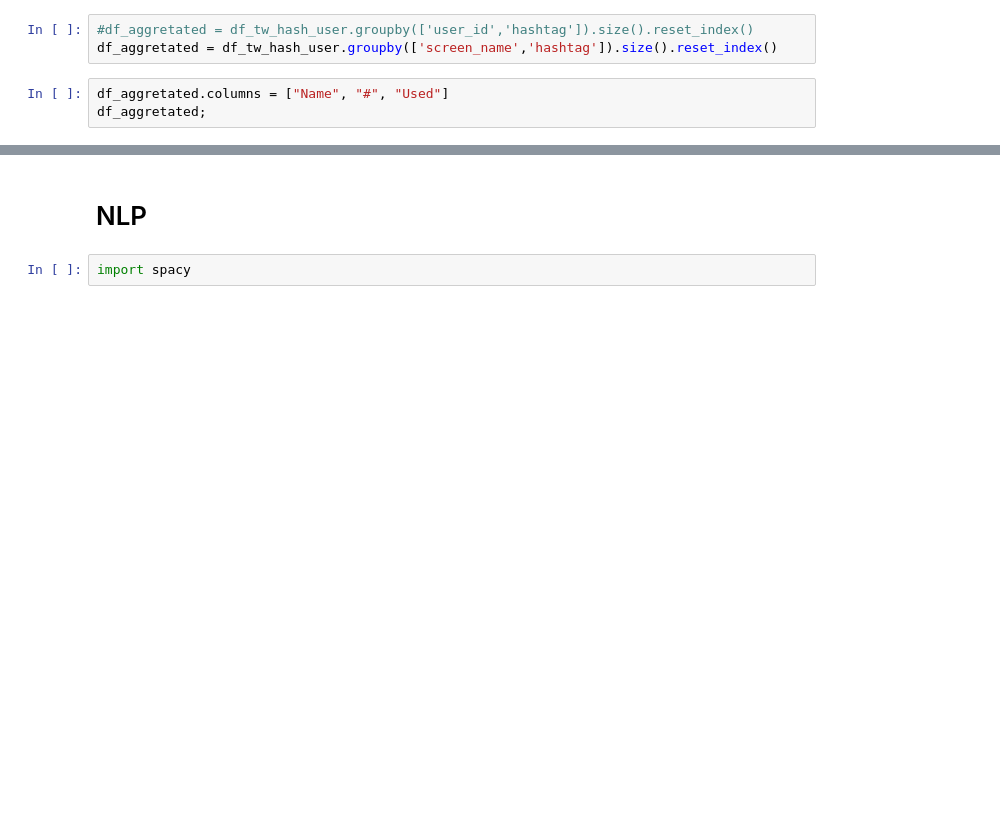
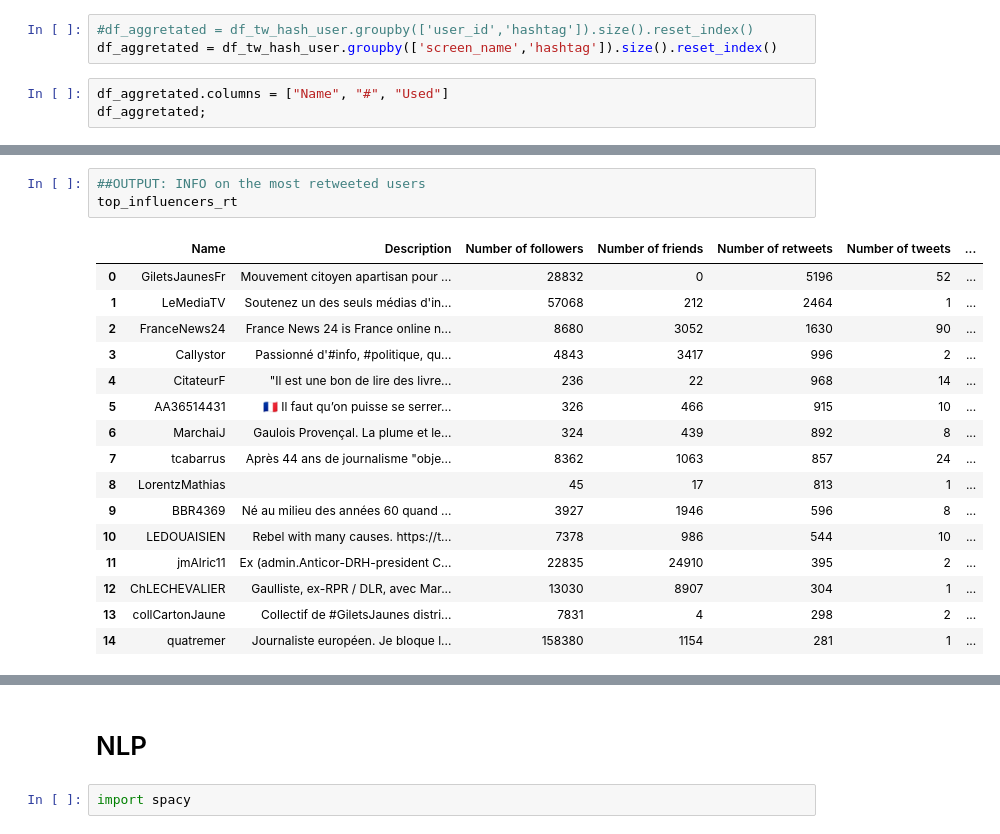
Before and after one commit to kir0ul/ncc2019_more-in-common, a Jupyter notebook: python/populate_tweets_json_from_tweepy.ipynb, the cells around one changed output, grey strips where cells are left out. Saved outputs shown, nothing was run; the diff lists cells and outputs as text; blank space fills up the shorter version.

```diff
--- a/python/populate_tweets_json_from_tweepy.ipynb
+++ b/python/populate_tweets_json_from_tweepy.ipynb
@@ -380,0 +445,20 @@ get_tweet_by_username('GiletsJaunesFr')
+# %%
+##OUTPUT: INFO on the most retweeted users
+top_influencers_rt
+# %% [output]
+|  | Name | Description | Number of followers | Number of friends | Number of retweets | Number of tweets | ... |
+| 0 | GiletsJaunesFr | Mouvement citoyen apartisan pour ... | 28832 | 0 | 5196 | 52 | ... |
+| 1 | LeMediaTV | Soutenez un des seuls médias d'in... | 57068 | 212 | 2464 | 1 | ... |
+| 2 | FranceNews24 | France News 24 is France online n... | 8680 | 3052 | 1630 | 90 | ... |
+| 3 | Callystor | Passionné d'#info, #politique, qu... | 4843 | 3417 | 996 | 2 | ... |
+| 4 | CitateurF | "Il est une bon de lire des livre... | 236 | 22 | 968 | 14 | ... |
+| 5 | AA36514431 | 🇫🇷 Il faut qu’on puisse se serrer... | 326 | 466 | 915 | 10 | ... |
+| 6 | MarchaiJ | Gaulois Provençal. La plume et le... | 324 | 439 | 892 | 8 | ... |
+| 7 | tcabarrus | Après 44 ans de journalisme "obje... | 8362 | 1063 | 857 | 24 | ... |
+| 8 | LorentzMathias |  | 45 | 17 | 813 | 1 | ... |
+| 9 | BBR4369 | Né au milieu des années 60 quand ... | 3927 | 1946 | 596 | 8 | ... |
+| 10 | LEDOUAISIEN | Rebel with many causes. https://t... | 7378 | 986 | 544 | 10 | ... |
+| 11 | jmAlric11 | Ex (admin.Anticor-DRH-president C... | 22835 | 24910 | 395 | 2 | ... |
+| 12 | ChLECHEVALIER | Gaulliste, ex-RPR / DLR, avec Mar... | 13030 | 8907 | 304 | 1 | ... |
+| 13 | collCartonJaune | Collectif de #GiletsJaunes distri... | 7831 | 4 | 298 | 2 | ... |
+| 14 | quatremer | Journaliste européen. Je bloque l... | 158380 | 1154 | 281 | 1 | ... |
```
Also changed, not shown: parts of 35 cells of this notebook.
